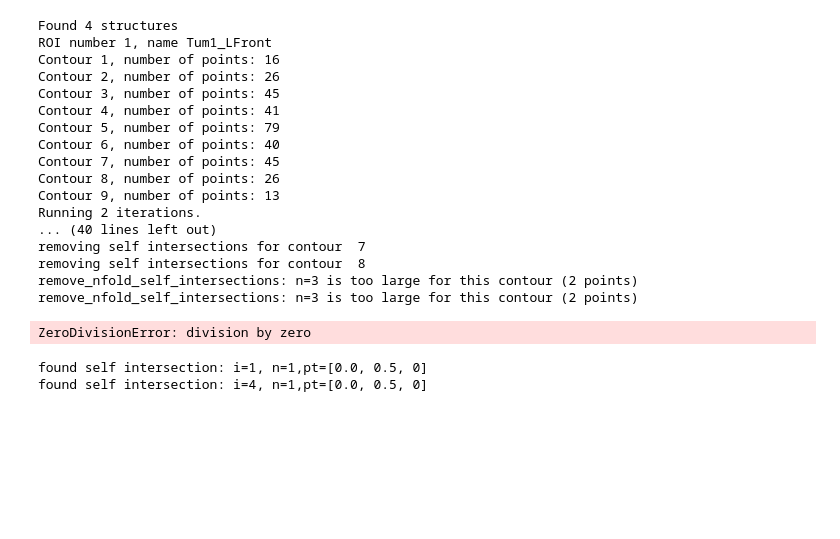
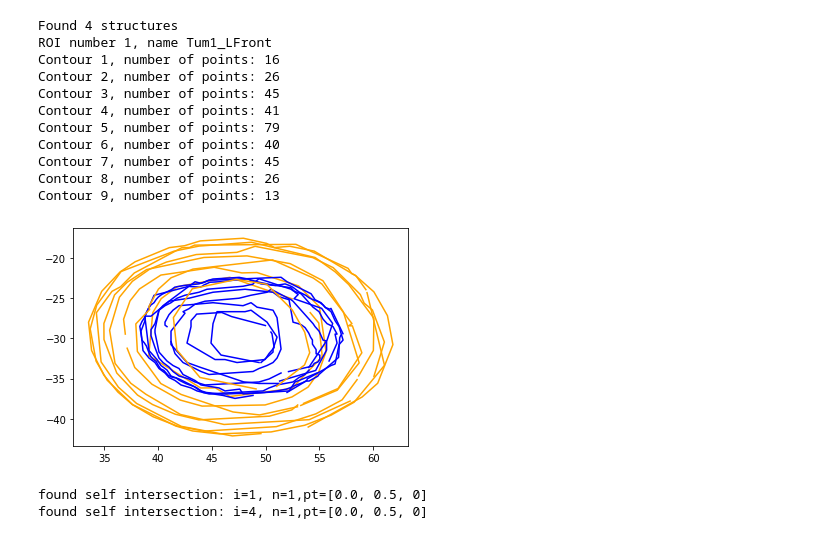
Before and after one commit to mmilch01/pymipl, a Jupyter notebook: Expand3DContour.ipynb, the cells around one changed output. Cells and saved outputs as stored; diff of their text form; code cells hidden in the pictures; blank space fills up the shorter version.

```diff
--- a/Expand3DContour.ipynb
+++ b/Expand3DContour.ipynb
@@ -343,33 +380,27 @@ def show_contour(c,color):
 # %%
 #rtss="/data/TMORPH/I3CR/MW101_MR_tx1_GK/test/YashContour/AIM_20200707_124424.dcm"
 rtss="/data/TMORPH/I3CR/MW101_MR_tx1_GK/test/RTSTRUCT_study2/2.25.261458899103434642155411796145786023291-1-no-value-for-InstanceNumber-1qq25ix.dcm"
 contours=rtss_to_contourset(rtss)
-c_out=expand_3d_contour(contours,-7)
+c_out,success=expand_3d_contour_3dnormals(contours,20,verbose=False,niterations=-1)
 n=4
 
 for i in range(len(contours)):
-    plt.figure(i)
+    plt.figure(0)
     show_contour(contours[i],'blue')
     show_contour(c_out[i],'orange')
 # %% [output]
 Found 4 structures
 ROI number 1, name Tum1_LFront
 Contour 1, number of points: 16
 Contour 2, number of points: 26
 Contour 3, number of points: 45
 Contour 4, number of points: 41
 Contour 5, number of points: 79
 Contour 6, number of points: 40
 Contour 7, number of points: 45
 Contour 8, number of points: 26
 Contour 9, number of points: 13
-Running 2 iterations.
-... (40 lines left out)
-removing self intersections for contour  7
-removing self intersections for contour  8
-remove_nfold_self_intersections: n=3 is too large for this contour (2 points)
-remove_nfold_self_intersections: n=3 is too large for this contour (2 points)
-ZeroDivisionError: division by zero
+[figure, added]
 # %%
 c=[[-1.5,0,0],[-1,0,0],[1,1,0],[-1,1,0],[1,0,0],[1.5,0,0],[0,-1,0]]
 #inter=is_intersection(c[0],c[1],c[2],c[3])
```
Also changed, not shown: parts of 6 cells of this notebook.
